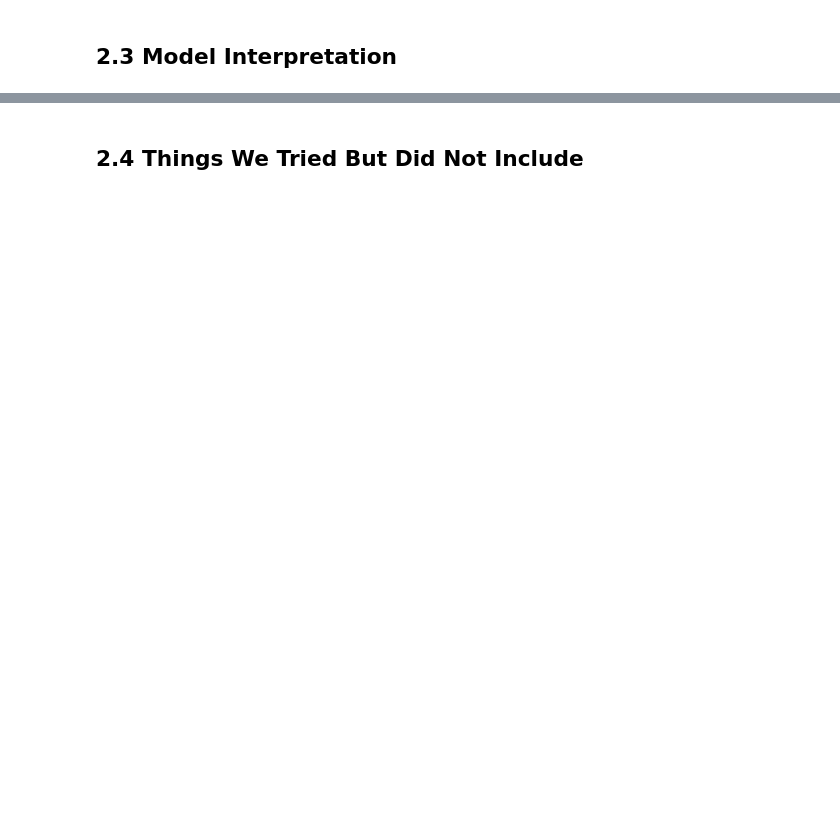
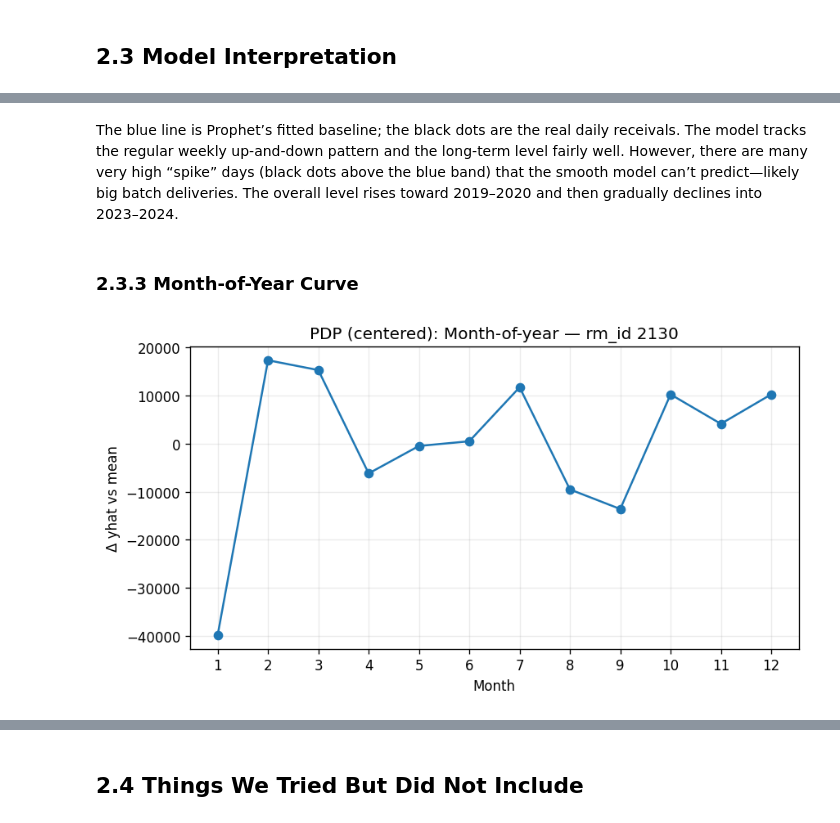
Before and after one commit to siljehj/ML_project, a Jupyter notebook: Report.ipynb, the cells around one changed output, grey strips where cells are left out. Saved outputs shown, nothing was run; the diff lists cells and outputs as text; code cells hidden in the pictures; blank space fills up the shorter version.

```diff
--- a/Report.ipynb
+++ b/Report.ipynb
@@ -2123,0 +2290,37 @@ print(f"💾 Saved adjusted submission (3/5 spread, 2/5 removed): {SUBMISSION_OU
+# %% [markdown]
+The blue line is Prophet’s fitted baseline; the black dots are the real daily receivals. The model tracks the regular weekly up-and-down pattern and the long-term level fairly well. However, there are many very high “spike” days (black dots above the blue band) that the smooth model can’t predict—likely big batch deliveries. The overall level rises toward 2019–2020 and then gradually declines into 2023–2024.
+# %% [markdown]
+### 2.3.3 Month-of-Year Curve
+# %%
+def _add_regs_ds(frame):
+    f = frame.copy()
+    ds = pd.to_datetime(f['ds'])
+    f['is_weekend'] = (ds.dt.dayofweek >= 5).astype(int)
+    mth = ds.dt.month
+    f['month_sin'] = np.sin(2 * np.pi * (mth / 12.0))
+    f['month_cos'] = np.cos(2 * np.pi * (mth / 12.0))
+    return f
+
+months = np.arange(1,13)
+ref_dates = pd.date_range('2025-01-01', periods=12, freq='MS')
+def _move_to_weekday(d, target=2):  # Wednesday
+    d = pd.Timestamp(d)
+    return d + pd.Timedelta(days=(target - d.weekday()) % 7)
+ref_dates = [_move_to_weekday(d, 2) for d in ref_dates]
+
+pdp_month = pd.DataFrame({'ds': ref_dates})
+pdp_month = _add_regs_ds(pdp_month)
+pdp_month['is_weekend'] = 0  # keep workday
+pm = m.predict(pdp_month[['ds','is_weekend','month_sin','month_cos']])[['ds','yhat']].copy()
+pm['month'] = [d.month for d in pdp_month['ds']]
+pm['yhat_centered'] = pm['yhat'] - pm['yhat'].mean()
+
+plt.figure(figsize=(8,4))
+plt.plot(pm['month'], pm['yhat_centered'], marker='o')
+plt.xticks(months)
+plt.title(f'PDP (centered): Month-of-year — rm_id {TARGET_RM_ID}')
+plt.xlabel('Month'); plt.ylabel('Δ yhat vs mean')
+plt.grid(alpha=0.25)
+plt.show()
+# %% [output]
+[figure, added]
```
Also changed, not shown: parts of 28 cells of this notebook.
